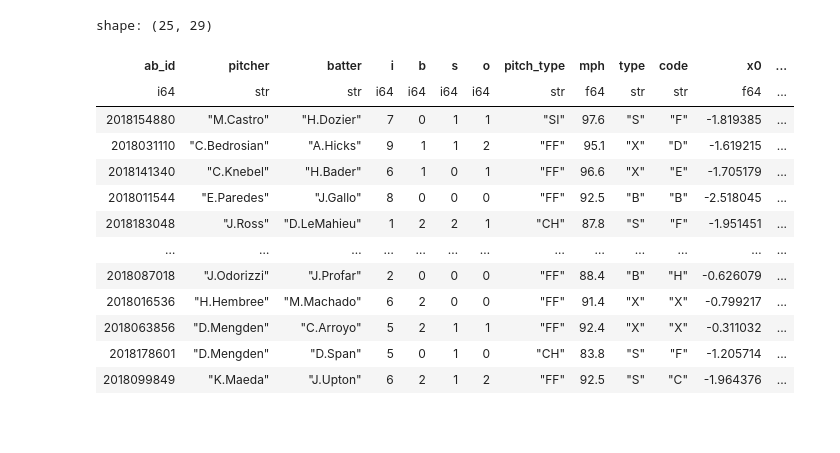
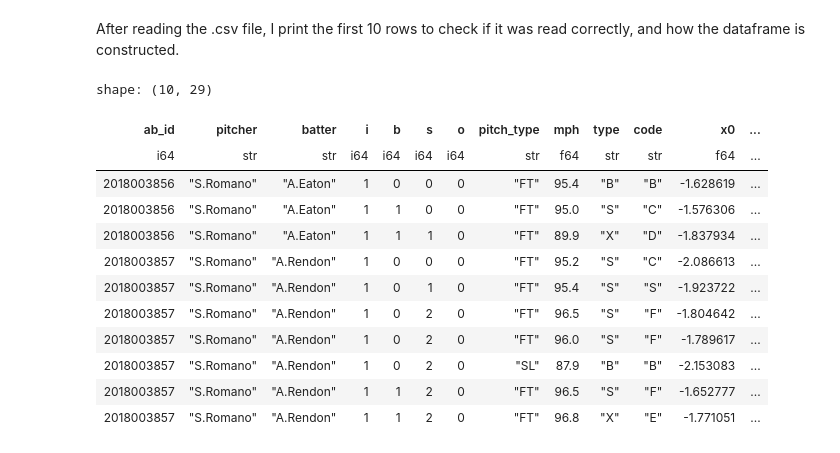
Before and after one commit to jorgecontrerasostos/mlb-data-visualization, a Jupyter notebook: mlb-data-visualization.ipynb, the cells around one changed output. Saved outputs shown, nothing was run; the diff lists cells and outputs as text; code cells hidden in the pictures; blank space fills up the shorter version.

```diff
--- a/mlb-data-visualization.ipynb
+++ b/mlb-data-visualization.ipynb
@@ -22,17 +23,18 @@ shape: (29_616, 29)
+# %% [markdown]
+After reading the .csv file, I print the first 10 rows to check if it was read correctly, and how the dataframe is constructed.
 # %%
-data.sample(n=25)
+data.head(10)
 # %% [output]
-shape: (25, 29)
+shape: (10, 29)
 | ab_id | pitcher | batter | i | b | s | o | pitch_type | mph | type | code | x0 | ... |
 | i64 | str | str | i64 | i64 | i64 | i64 | str | f64 | str | str | f64 | ... |
-| 2018154880 | "M.Castro" | "H.Dozier" | 7 | 0 | 1 | 1 | "SI" | 97.6 | "S" | "F" | -1.819385 | ... |
-| 2018031110 | "C.Bedrosian" | "A.Hicks" | 9 | 1 | 1 | 2 | "FF" | 95.1 | "X" | "D" | -1.619215 | ... |
-| 2018141340 | "C.Knebel" | "H.Bader" | 6 | 1 | 0 | 1 | "FF" | 96.6 | "X" | "E" | -1.705179 | ... |
-| 2018011544 | "E.Paredes" | "J.Gallo" | 8 | 0 | 0 | 0 | "FF" | 92.5 | "B" | "B" | -2.518045 | ... |
-| 2018183048 | "J.Ross" | "D.LeMahieu" | 1 | 2 | 2 | 1 | "CH" | 87.8 | "S" | "F" | -1.951451 | ... |
-| … | … | … | … | … | … | … | … | … | … | … | … | ... |
-| 2018087018 | "J.Odorizzi" | "J.Profar" | 2 | 0 | 0 | 0 | "FF" | 88.4 | "B" | "H" | -0.626079 | ... |
-| 2018016536 | "H.Hembree" | "M.Machado" | 6 | 2 | 0 | 0 | "FF" | 91.4 | "X" | "X" | -0.799217 | ... |
-| 2018063856 | "D.Mengden" | "C.Arroyo" | 5 | 2 | 1 | 1 | "FF" | 92.4 | "X" | "X" | -0.311032 | ... |
-| 2018178601 | "D.Mengden" | "D.Span" | 5 | 0 | 1 | 0 | "CH" | 83.8 | "S" | "F" | -1.205714 | ... |
-| 2018099849 | "K.Maeda" | "J.Upton" | 6 | 2 | 1 | 2 | "FF" | 92.5 | "S" | "C" | -1.964376 | ... |
+| 2018003856 | "S.Romano" | "A.Eaton" | 1 | 0 | 0 | 0 | "FT" | 95.4 | "B" | "B" | -1.628619 | ... |
+| 2018003856 | "S.Romano" | "A.Eaton" | 1 | 1 | 0 | 0 | "FT" | 95.0 | "S" | "C" | -1.576306 | ... |
+| 2018003856 | "S.Romano" | "A.Eaton" | 1 | 1 | 1 | 0 | "FT" | 89.9 | "X" | "D" | -1.837934 | ... |
+| 2018003857 | "S.Romano" | "A.Rendon" | 1 | 0 | 0 | 0 | "FT" | 95.2 | "S" | "C" | -2.086613 | ... |
+| 2018003857 | "S.Romano" | "A.Rendon" | 1 | 0 | 1 | 0 | "FT" | 95.4 | "S" | "S" | -1.923722 | ... |
+| 2018003857 | "S.Romano" | "A.Rendon" | 1 | 0 | 2 | 0 | "FT" | 96.5 | "S" | "F" | -1.804642 | ... |
+| 2018003857 | "S.Romano" | "A.Rendon" | 1 | 0 | 2 | 0 | "FT" | 96.0 | "S" | "F" | -1.789617 | ... |
+| 2018003857 | "S.Romano" | "A.Rendon" | 1 | 0 | 2 | 0 | "SL" | 87.9 | "B" | "B" | -2.153083 | ... |
+| 2018003857 | "S.Romano" | "A.Rendon" | 1 | 1 | 2 | 0 | "FT" | 96.5 | "S" | "F" | -1.652777 | ... |
+| 2018003857 | "S.Romano" | "A.Rendon" | 1 | 1 | 2 | 0 | "FT" | 96.8 | "X" | "E" | -1.771051 | ... |
```
Also changed, not shown: parts of 20 cells of this notebook.
